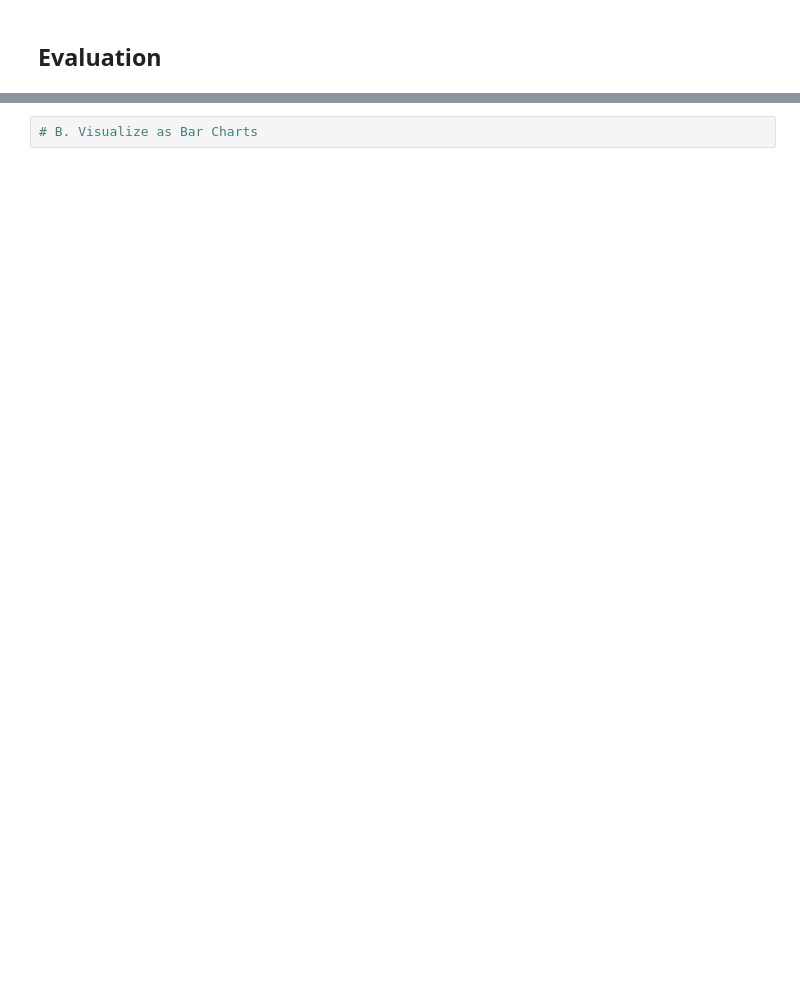
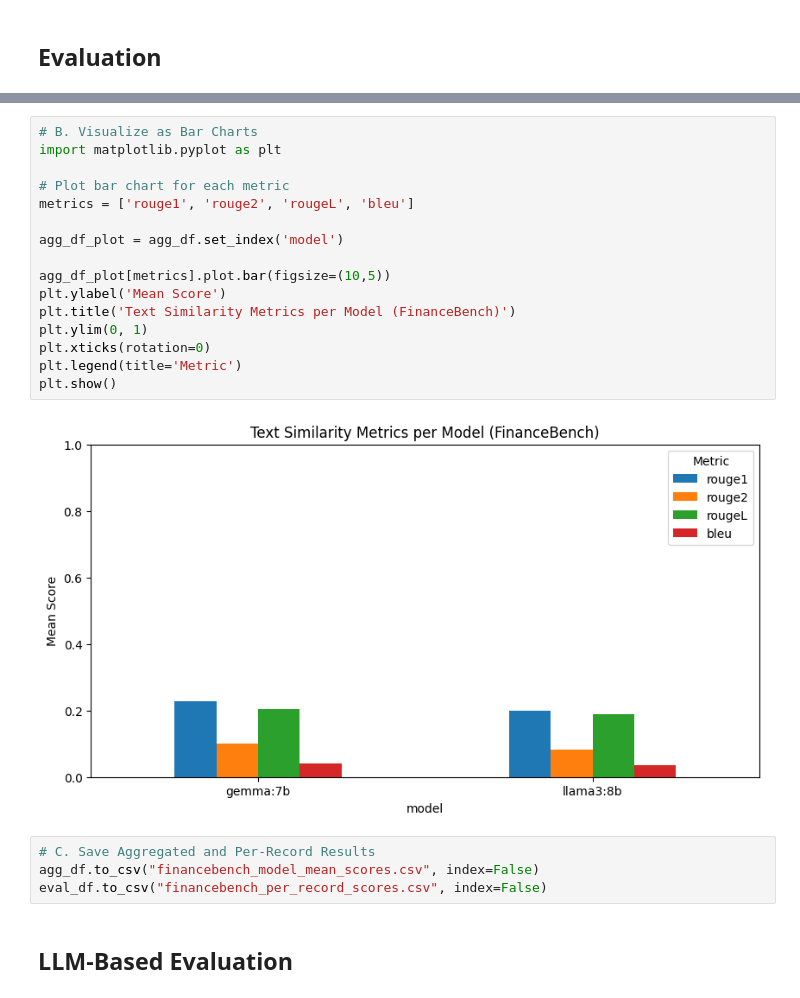
Before and after one commit to mkahe/finance-rag, a Jupyter notebook: labs/financebench_bm_llm_generation/main.ipynb, the cells around one changed output, grey strips where cells are left out. Cells and saved outputs as stored; diff of their text form; blank space fills up the shorter version.

```diff
--- a/labs/financebench_bm_llm_generation/main.ipynb
+++ b/labs/financebench_bm_llm_generation/main.ipynb
@@ -394,2 +399,24 @@ Mean text similarity scores per model:
 # %%
 # B. Visualize as Bar Charts
+import matplotlib.pyplot as plt
+
+# Plot bar chart for each metric
+metrics = ['rouge1', 'rouge2', 'rougeL', 'bleu']
+
+agg_df_plot = agg_df.set_index('model')
+
+agg_df_plot[metrics].plot.bar(figsize=(10,5))
+plt.ylabel('Mean Score')
+plt.title('Text Similarity Metrics per Model (FinanceBench)')
+plt.ylim(0, 1)
+plt.xticks(rotation=0)
+plt.legend(title='Metric')
+plt.show()
+# %% [output]
+[figure, added]
+# %%
+# C. Save Aggregated and Per-Record Results
+agg_df.to_csv("financebench_model_mean_scores.csv", index=False)
+eval_df.to_csv("financebench_per_record_scores.csv", index=False)
+# %% [markdown]
+## LLM-Based Evaluation
```
Also changed, not shown: parts of 9 cells of this notebook, 1 other file.
